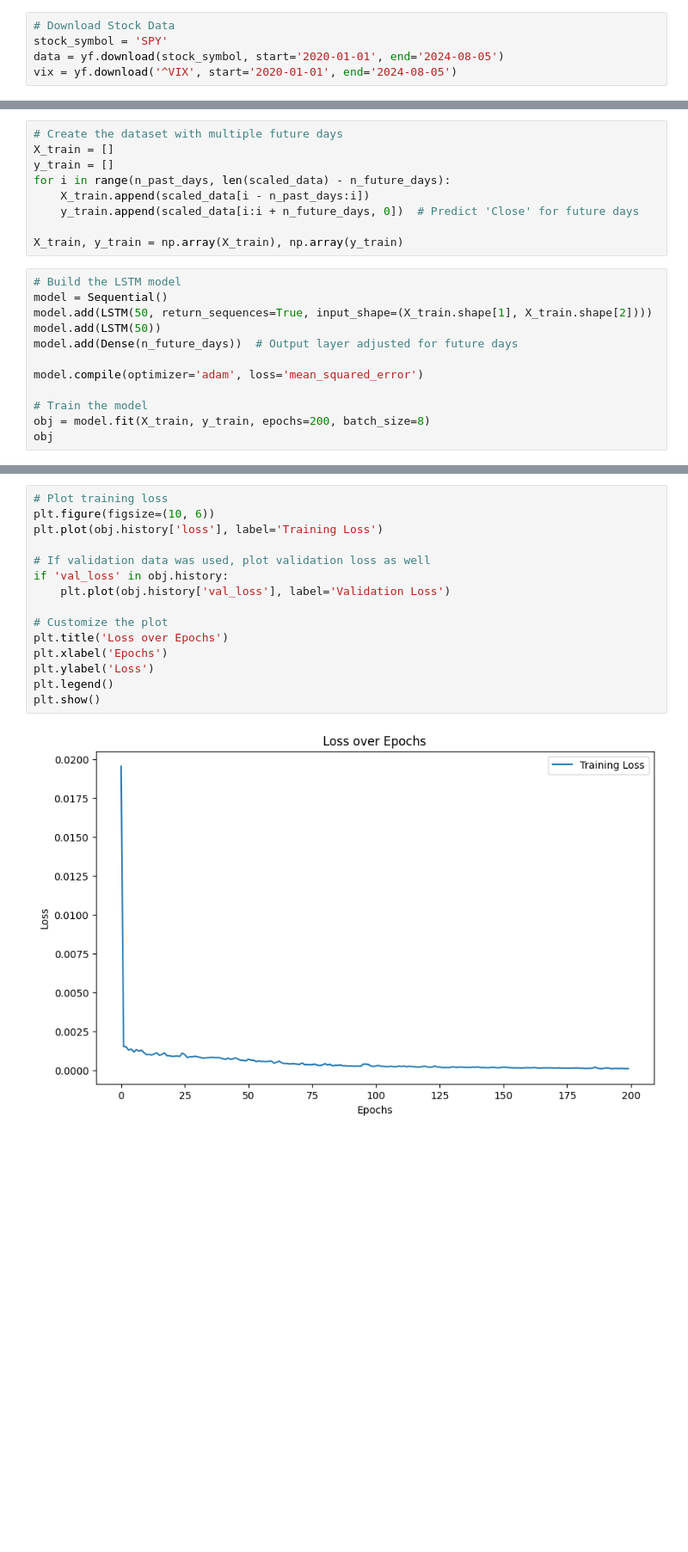
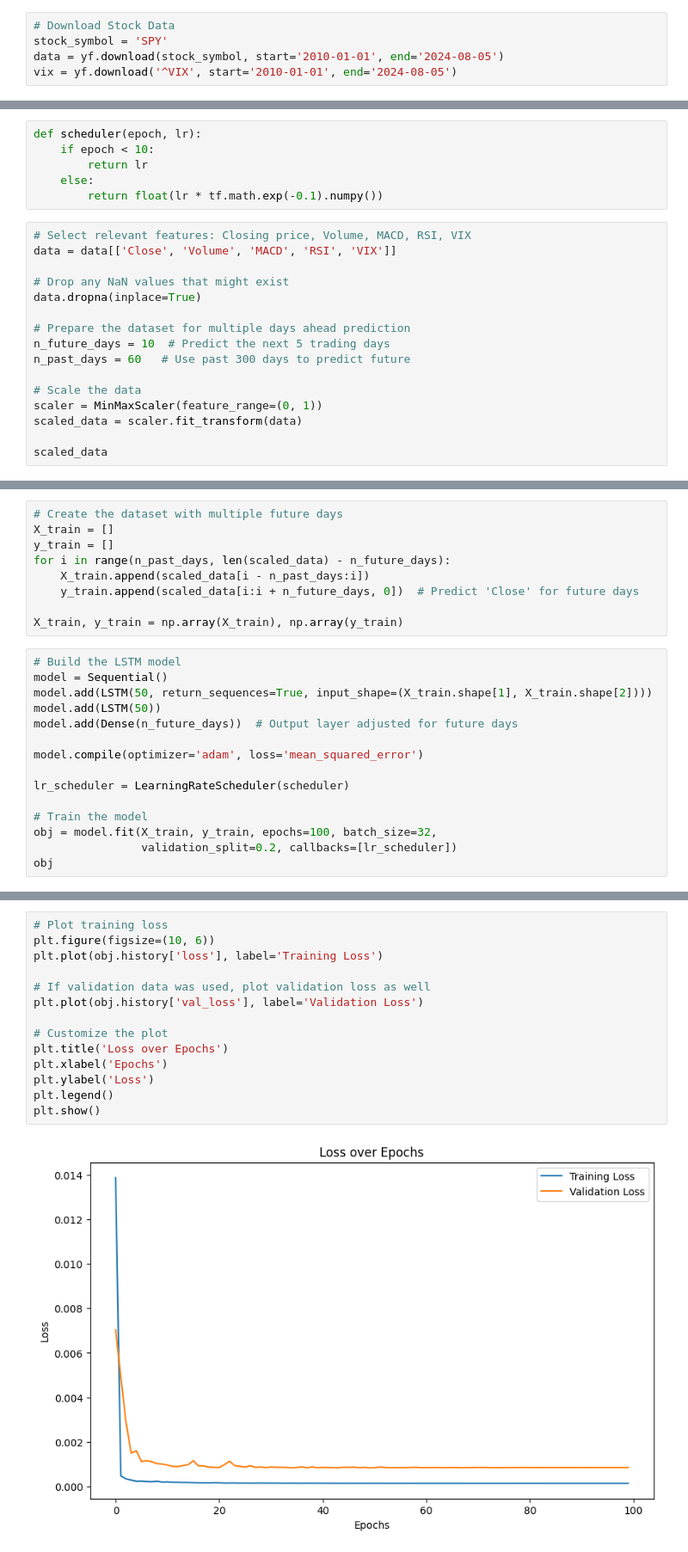
Before and after one commit to MaxymHuang/Stock_Prediction, a Jupyter notebook: notebooks/baseline.ipynb, the cells around one changed output, grey strips where cells are left out. Shown: that part at 86% size. Saved outputs shown, nothing was run; the diff lists cells and outputs as text; blank space fills up the shorter version.

```diff
--- a/notebooks/baseline.ipynb
+++ b/notebooks/baseline.ipynb
@@ -21,8 +22,8 @@ def calculate_RSI(data, window):
 # %%
 # Download Stock Data
 stock_symbol = 'SPY'
-data = yf.download(stock_symbol, start='2020-01-01', end='2024-08-05')
-vix = yf.download('^VIX', start='2020-01-01', end='2024-08-05')
+data = yf.download(stock_symbol, start='2010-01-01', end='2024-08-05')
+vix = yf.download('^VIX', start='2010-01-01', end='2024-08-05')
 # %% [output]
 [*********************100%***********************]  1 of 1 completed
 [*********************100%***********************]  1 of 1 completed
@@ -91,0 +93,22 @@ array([[0.30563604, 0.09944942, 0.73217775, 0.59095935, 0.00748271],
+# %%
+def scheduler(epoch, lr):
+    if epoch < 10:
+        return lr
+    else:
+        return float(lr * tf.math.exp(-0.1).numpy())
+# %%
+# Select relevant features: Closing price, Volume, MACD, RSI, VIX
+data = data[['Close', 'Volume', 'MACD', 'RSI', 'VIX']]
+
+# Drop any NaN values that might exist
+data.dropna(inplace=True)
+
+# Prepare the dataset for multiple days ahead prediction
+n_future_days = 10  # Predict the next 5 trading days
+n_past_days = 60   # Use past 300 days to predict future
+
+# Scale the data
+scaler = MinMaxScaler(feature_range=(0, 1))
+scaled_data = scaler.fit_transform(data)
+
+scaled_data
@@ -107,7 +138,10 @@ model.add(Dense(n_future_days))  # Output layer adjusted for future days
 
 model.compile(optimizer='adam', loss='mean_squared_error')
 
+lr_scheduler = LearningRateScheduler(scheduler)
+
 # Train the model
-obj = model.fit(X_train, y_train, epochs=200, batch_size=8)
+obj = model.fit(X_train, y_train, epochs=100, batch_size=32,
+                validation_split=0.2, callbacks=[lr_scheduler])
 obj
 # %% [output]
@@ -132,20 +166,19 @@ Epoch 200/200
 # %%
 # Plot training loss
 plt.figure(figsize=(10, 6))
 plt.plot(obj.history['loss'], label='Training Loss')
 
 # If validation data was used, plot validation loss as well
-if 'val_loss' in obj.history:
-    plt.plot(obj.history['val_loss'], label='Validation Loss')
+plt.plot(obj.history['val_loss'], label='Validation Loss')
 
 # Customize the plot
 plt.title('Loss over Epochs')
 plt.xlabel('Epochs')
 plt.ylabel('Loss')
 plt.legend()
 plt.show()
 # %% [output]
-[figure, old version]
+[figure, new version]
 # %%
 # Predict the next few trading days
 predictions = model.predict(X_train[-1].reshape(1, n_past_days, X_train.shape[2]))
```
Also changed, not shown: parts of 8 cells of this notebook, 2 other files.
